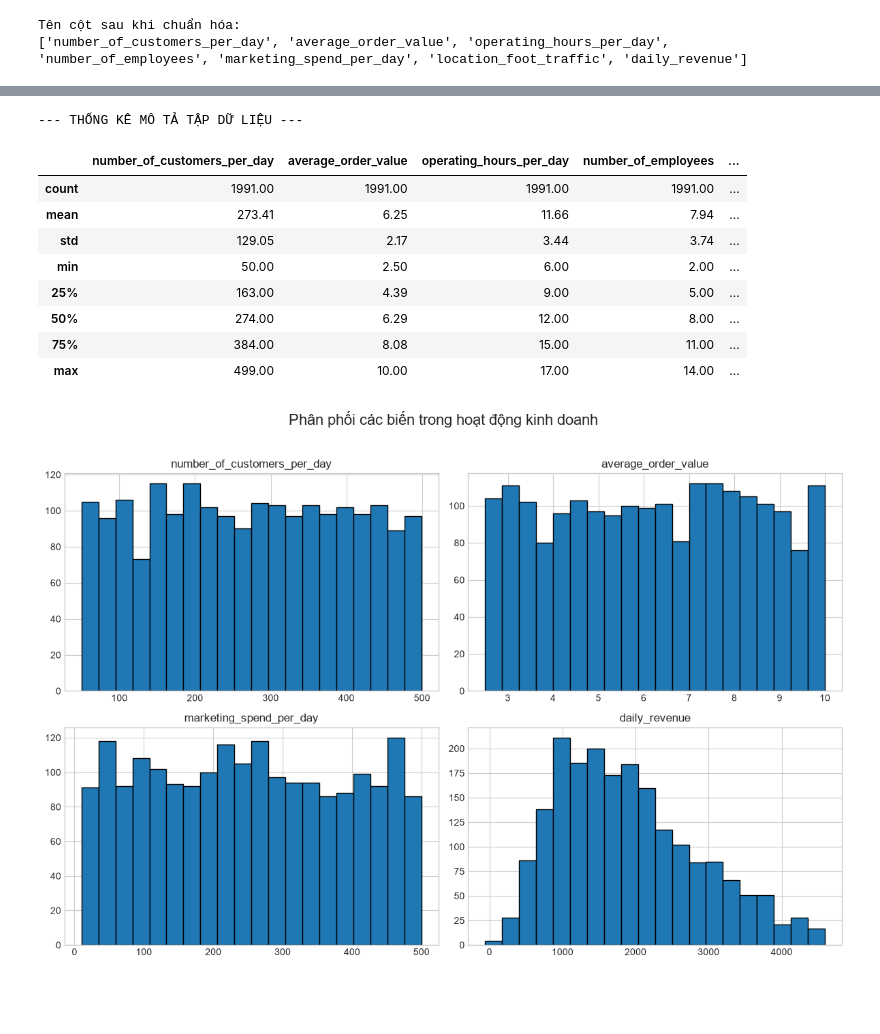
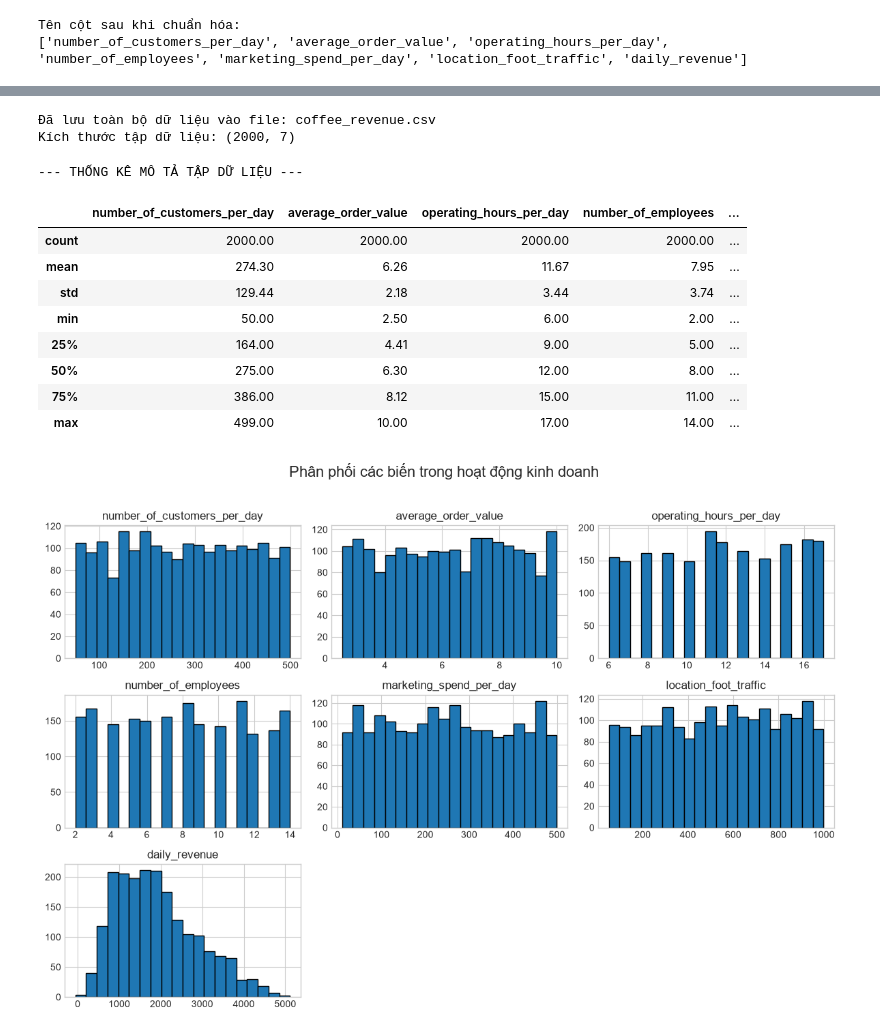
Before and after one commit to giang11082006/MAI, a Jupyter notebook: preprocessing_EDA.ipynb, the cells around one changed output, grey strips where cells are left out. Drawn from its saved outputs; the diff is of its cells as text; code cells hidden in the pictures; blank space fills up the shorter version.

```diff
--- a/preprocessing_EDA.ipynb
+++ b/preprocessing_EDA.ipynb
@@ -117,29 +72,37 @@ Kích thước tập dữ liệu cuối cùng: (1991, 4)
+# %%
+#. Lưu toàn bộ tập dữ liệu ra file CSV mới
+df.to_csv("coffee_revenue.csv", index=False)
+print(f"Đã lưu toàn bộ dữ liệu vào file: coffee_revenue.csv")
+print(f"Kích thước tập dữ liệu: {df.shape}")
+# %% [output]
+Đã lưu toàn bộ dữ liệu vào file: coffee_revenue.csv
+Kích thước tập dữ liệu: (2000, 7)
 # %%
 # Thiết lập chung cho đồ thị
 plt.style.use('seaborn-v0_8-whitegrid')
 
 # 1. Thống kê mô tả
 print("--- THỐNG KÊ MÔ TẢ TẬP DỮ LIỆU ---")
-display(df_cleaned.describe().round(2))
+display(df.describe().round(2))
 # %% [output]
 --- THỐNG KÊ MÔ TẢ TẬP DỮ LIỆU ---
 |  | number_of_customers_per_day | average_order_value | operating_hours_per_day | number_of_employees | ... |
-| count | 1991.00 | 1991.00 | 1991.00 | 1991.00 | ... |
-| mean | 273.41 | 6.25 | 11.66 | 7.94 | ... |
-| std | 129.05 | 2.17 | 3.44 | 3.74 | ... |
+| count | 2000.00 | 2000.00 | 2000.00 | 2000.00 | ... |
+| mean | 274.30 | 6.26 | 11.67 | 7.95 | ... |
+| std | 129.44 | 2.18 | 3.44 | 3.74 | ... |
 | min | 50.00 | 2.50 | 6.00 | 2.00 | ... |
-| 25% | 163.00 | 4.39 | 9.00 | 5.00 | ... |
-| 50% | 274.00 | 6.29 | 12.00 | 8.00 | ... |
-| 75% | 384.00 | 8.08 | 15.00 | 11.00 | ... |
+| 25% | 164.00 | 4.41 | 9.00 | 5.00 | ... |
+| 50% | 275.00 | 6.30 | 12.00 | 8.00 | ... |
+| 75% | 386.00 | 8.12 | 15.00 | 11.00 | ... |
 | max | 499.00 | 10.00 | 17.00 | 14.00 | ... |
 # %%
 # 2. Histogram (Phân phối của các biến)
-df_final.hist(bins=20, figsize=(12, 8), color='#1f77b4', edgecolor='black')
+df.hist(bins=20, figsize=(12, 8), color='#1f77b4', edgecolor='black')
 plt.suptitle('Phân phối các biến trong hoạt động kinh doanh', fontsize=16, y=1.02)
 plt.tight_layout()
 plt.show()
 # %% [output]
-[figure, old version]
+[figure, new version]
 # %%
 # 3. Pairplot (Xem xét phân tán của một số biến chính)
 cols_to_plot = ['number_of_customers_per_day', 'average_order_value', 'marketing_spend_per_day', 'daily_revenue']
```
Also changed, not shown: parts of 6 cells of this notebook, 1 other file.
